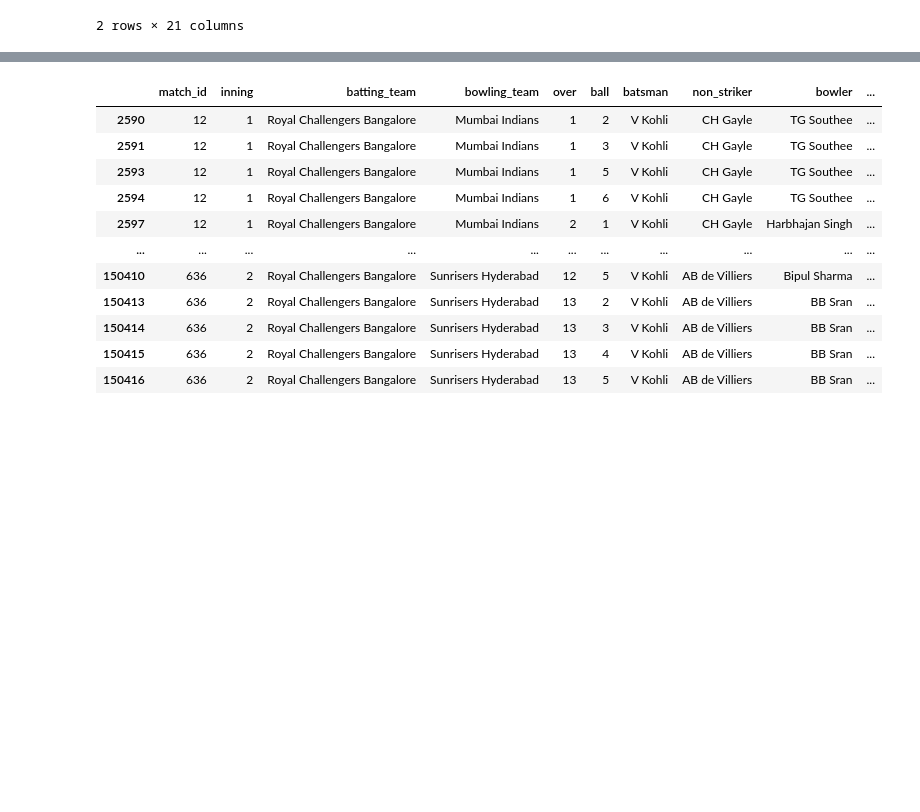
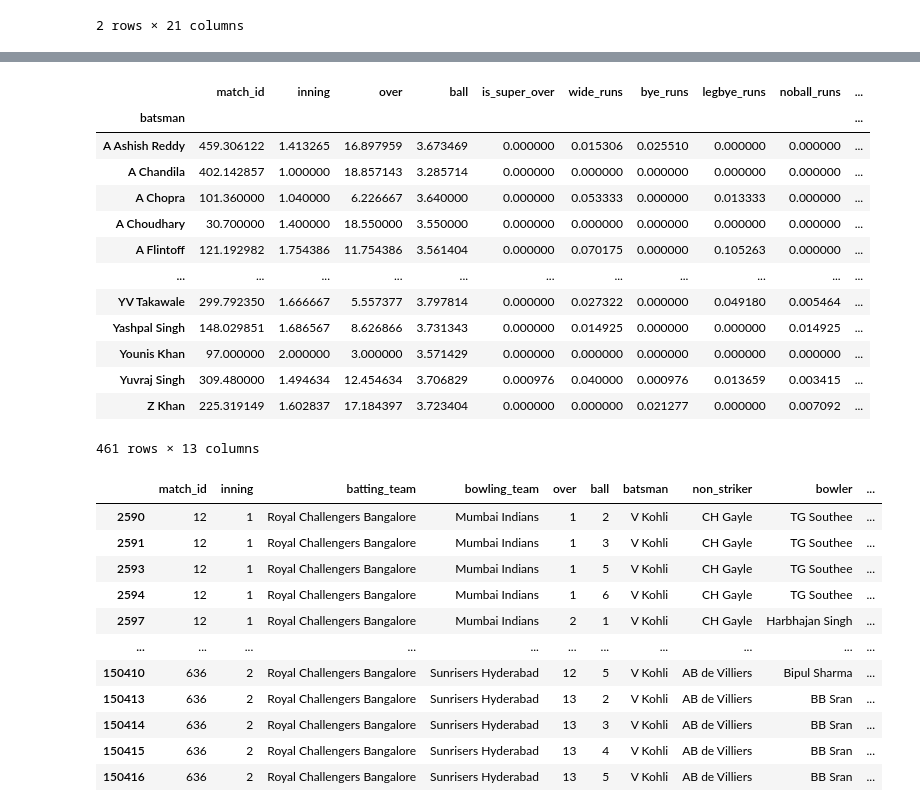
Before and after one commit to Uqbaahmad/Machinelearning_pt1, a Jupyter notebook: Numpy/pd_ipl_analysis.ipynb, the cells around one changed output, grey strips where cells are left out. Drawn from its saved outputs; the diff is of its cells as text; code cells hidden in the pictures; blank space fills up the shorter version.

```diff
--- a/Numpy/pd_ipl_analysis.ipynb
+++ b/Numpy/pd_ipl_analysis.ipynb
@@ -537,3 +605,20 @@ delivery.head(2)
+# %%
+bat.mean()
+# %% [output]
+|  | match_id | inning | over | ball | is_super_over | wide_runs | bye_runs | legbye_runs | noball_runs | ... |
+| batsman |  |  |  |  |  |  |  |  |  | ... |
+| A Ashish Reddy | 459.306122 | 1.413265 | 16.897959 | 3.673469 | 0.000000 | 0.015306 | 0.025510 | 0.000000 | 0.000000 | ... |
+| A Chandila | 402.142857 | 1.000000 | 18.857143 | 3.285714 | 0.000000 | 0.000000 | 0.000000 | 0.000000 | 0.000000 | ... |
+| A Chopra | 101.360000 | 1.040000 | 6.226667 | 3.640000 | 0.000000 | 0.053333 | 0.000000 | 0.013333 | 0.000000 | ... |
+| A Choudhary | 30.700000 | 1.400000 | 18.550000 | 3.550000 | 0.000000 | 0.000000 | 0.000000 | 0.000000 | 0.000000 | ... |
+| A Flintoff | 121.192982 | 1.754386 | 11.754386 | 3.561404 | 0.000000 | 0.070175 | 0.000000 | 0.105263 | 0.000000 | ... |
+| ... | ... | ... | ... | ... | ... | ... | ... | ... | ... | ... |
+| YV Takawale | 299.792350 | 1.666667 | 5.557377 | 3.797814 | 0.000000 | 0.027322 | 0.000000 | 0.049180 | 0.005464 | ... |
+| Yashpal Singh | 148.029851 | 1.686567 | 8.626866 | 3.731343 | 0.000000 | 0.014925 | 0.000000 | 0.000000 | 0.014925 | ... |
+| Younis Khan | 97.000000 | 2.000000 | 3.000000 | 3.571429 | 0.000000 | 0.000000 | 0.000000 | 0.000000 | 0.000000 | ... |
+| Yuvraj Singh | 309.480000 | 1.494634 | 12.454634 | 3.706829 | 0.000976 | 0.040000 | 0.000976 | 0.013659 | 0.003415 | ... |
+| Z Khan | 225.319149 | 1.602837 | 17.184397 | 3.723404 | 0.000000 | 0.000000 | 0.021277 | 0.000000 | 0.007092 | ... |
+461 rows × 13 columns
 # %%
 bat = delivery.groupby('batsman')
 # %%
```
Also changed, not shown: parts of 19 cells of this notebook, 1 other file.
